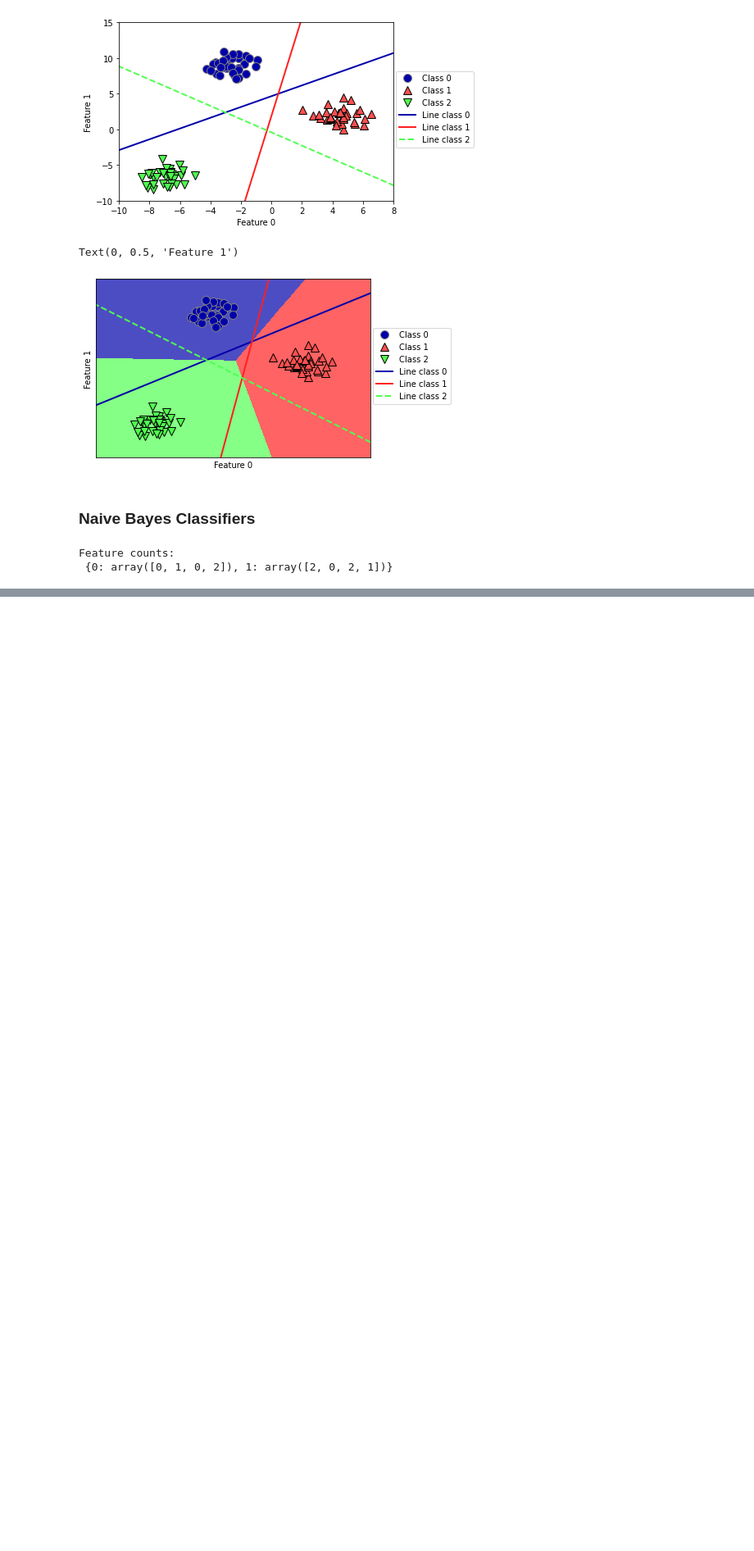
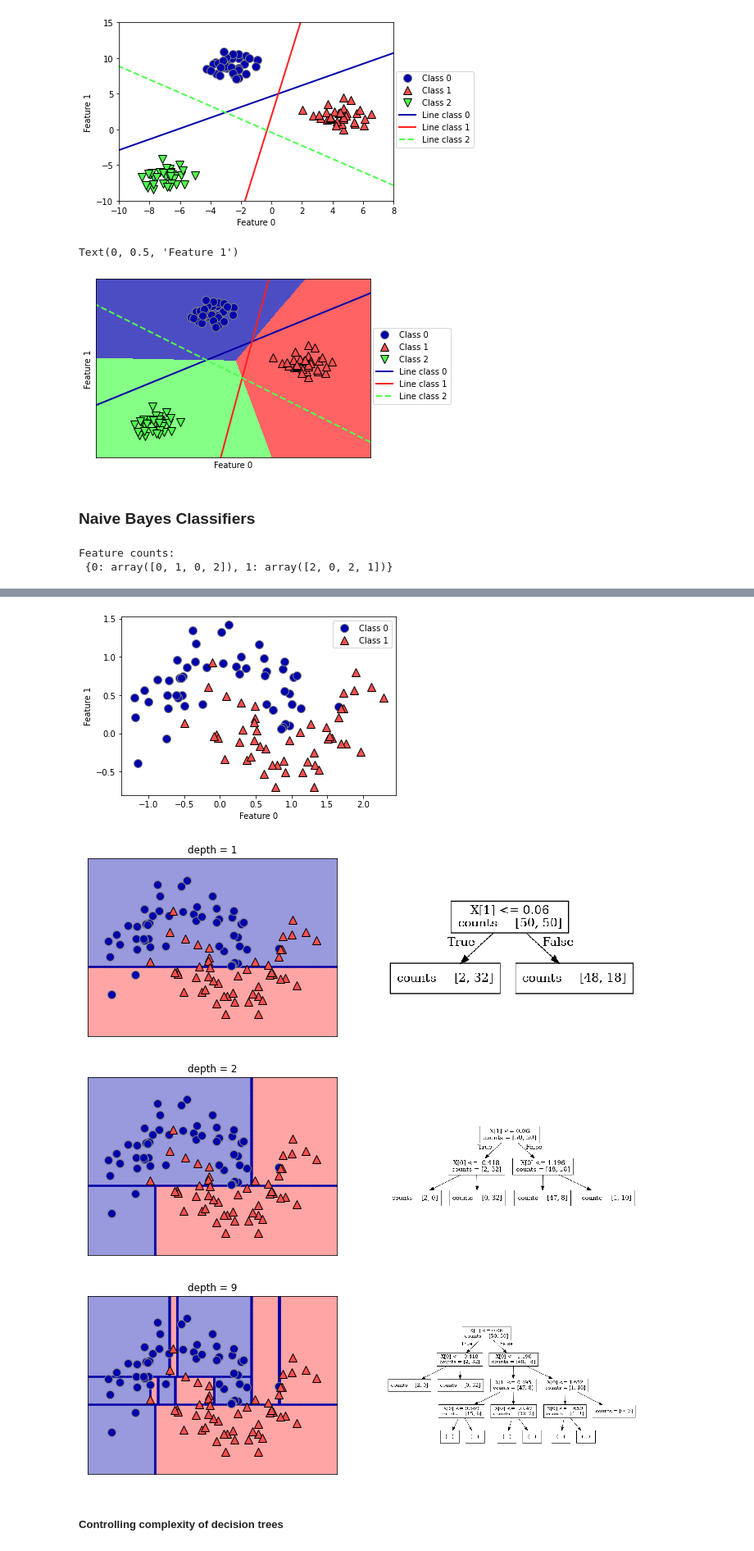
Before and after one commit to DDarean/StudyRepository, a Jupyter notebook: 3. Books/Introduction to ML with Python/Supervised Learning.ipynb, the cells around one changed output, grey strips where cells are left out. Shown at 82% size. Drawn from its saved outputs; the diff is of its cells as text; code cells hidden in the pictures; blank space fills up the shorter version.

```diff
--- a/3. Books/Introduction to ML with Python/Supervised Learning.ipynb
+++ b/3. Books/Introduction to ML with Python/Supervised Learning.ipynb
@@ -445,0 +450,9 @@ Feature counts:
+# %%
+mglearn.plots.plot_tree_progressive()
+# %% [output]
+[figure, added]
+[figure, added]
+[figure, added]
+[figure, added]
+# %% [markdown]
+##### Controlling complexity of decision trees
```
Also changed, not shown: parts of 23 cells of this notebook.
